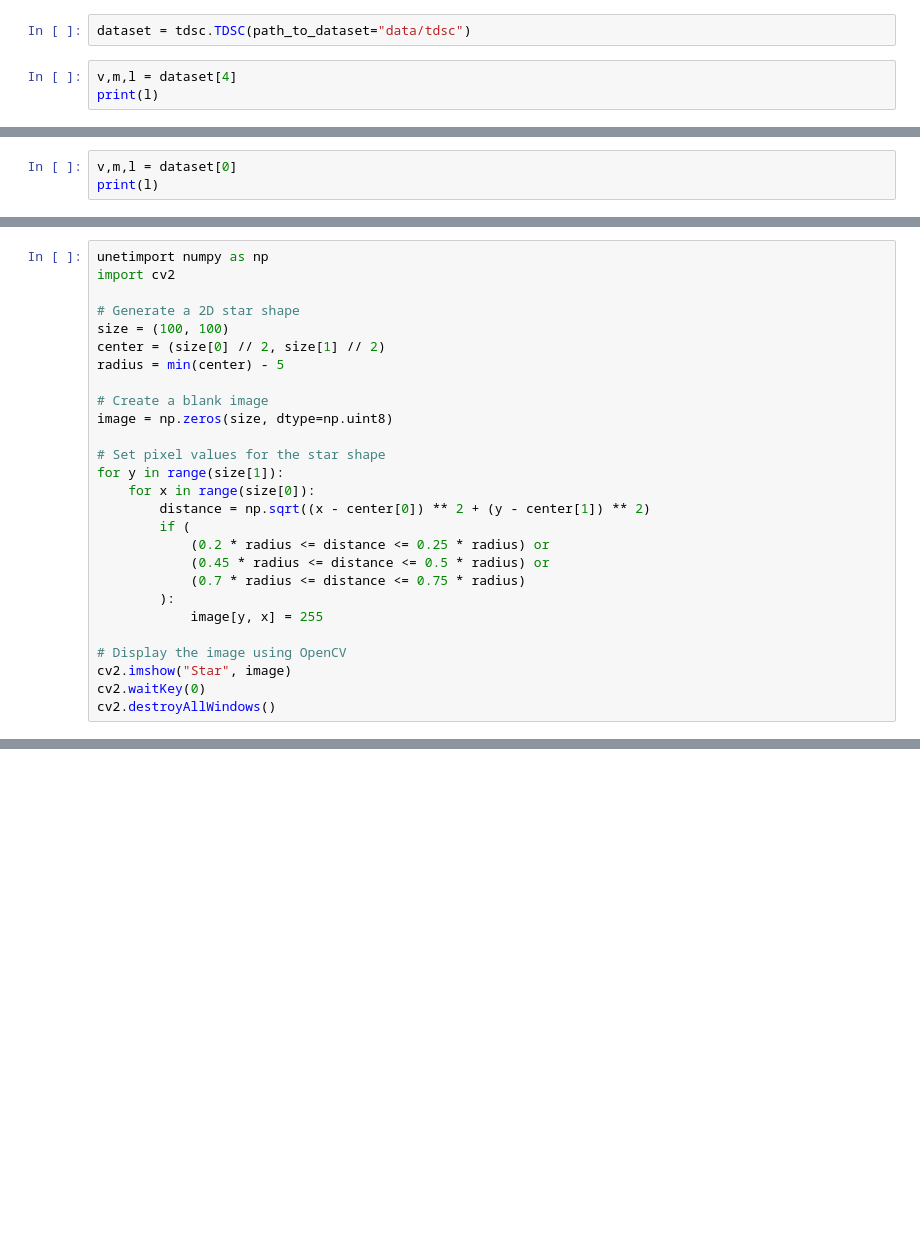
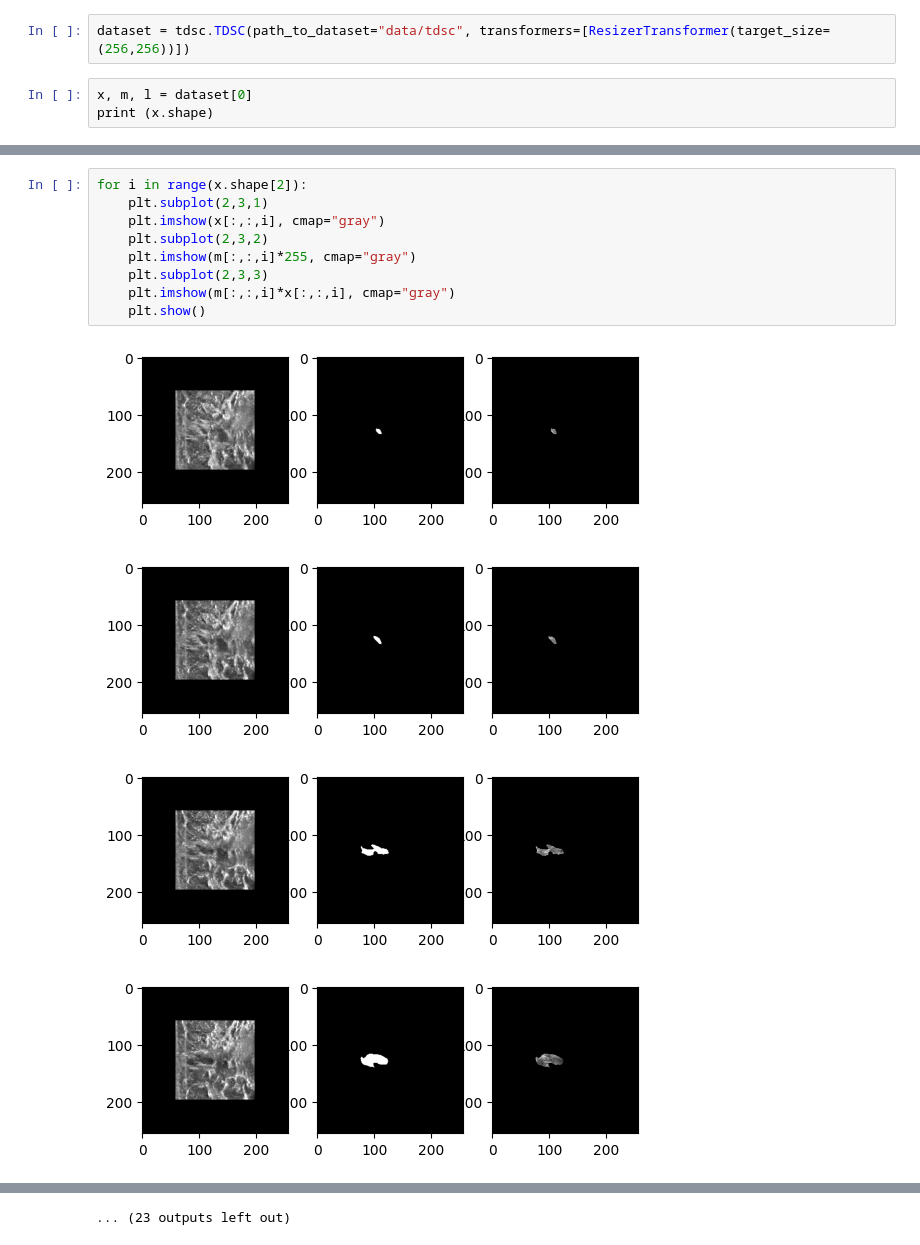
Before and after one commit to mralinp/abus-classification, a Jupyter notebook: visualization.ipynb, the cells around one changed output, grey strips where cells are left out. Saved outputs shown, nothing was run; the diff lists cells and outputs as text; blank space fills up the shorter version.

```diff
--- a/visualization.ipynb
+++ b/visualization.ipynb
@@ -6,6 +8,6 @@ import matplotlib.pyplot as plt
 # %%
-dataset = tdsc.TDSC(path_to_dataset="data/tdsc")
+dataset = tdsc.TDSC(path_to_dataset="data/tdsc", transformers=[ResizerTransformer(target_size=(256,256))])
 # %%
-v,m,l = dataset[4]
-print(l)
+x, m, l = dataset[0]
+print (x.shape)
 # %% [output]
@@ -84,3 +14,0 @@ rect #0 :
-# %%
-v,m,l = dataset[0]
-print(l)
@@ -140,27 +14,0 @@ cv2.destroyAllWindows()
-# %%
-unetimport numpy as np
-import cv2
-
-# Generate a 2D star shape
-size = (100, 100)
-center = (size[0] // 2, size[1] // 2)
-radius = min(center) - 5
-
-# Create a blank image
-image = np.zeros(size, dtype=np.uint8)
-
-# Set pixel values for the star shape
-for y in range(size[1]):
-    for x in range(size[0]):
-        distance = np.sqrt((x - center[0]) ** 2 + (y - center[1]) ** 2)
-        if (
-            (0.2 * radius <= distance <= 0.25 * radius) or
-            (0.45 * radius <= distance <= 0.5 * radius) or
-            (0.7 * radius <= distance <= 0.75 * radius)
-        ):
-            image[y, x] = 255
-
-# Display the image using OpenCV
-cv2.imshow("Star", image)
-cv2.waitKey(0)
-cv2.destroyAllWindows()
@@ -166,0 +21,14 @@ cv2.destroyAllWindows()
+# %%
+for i in range(x.shape[2]):
+    plt.subplot(2,3,1)
+    plt.imshow(x[:,:,i], cmap="gray")
+    plt.subplot(2,3,2)
+    plt.imshow(m[:,:,i]*255, cmap="gray")
+    plt.subplot(2,3,3)
+    plt.imshow(m[:,:,i]*x[:,:,i], cmap="gray")
+    plt.show()
+# %% [output]
+[figure, added]
+[figure, added]
+[figure, added]
+[figure, added]
@@ -166,0 +43 @@ cv2.destroyAllWindows()
+... (23 outputs left out)
```
Also changed, not shown: parts of 13 cells of this notebook, 17 other files.
